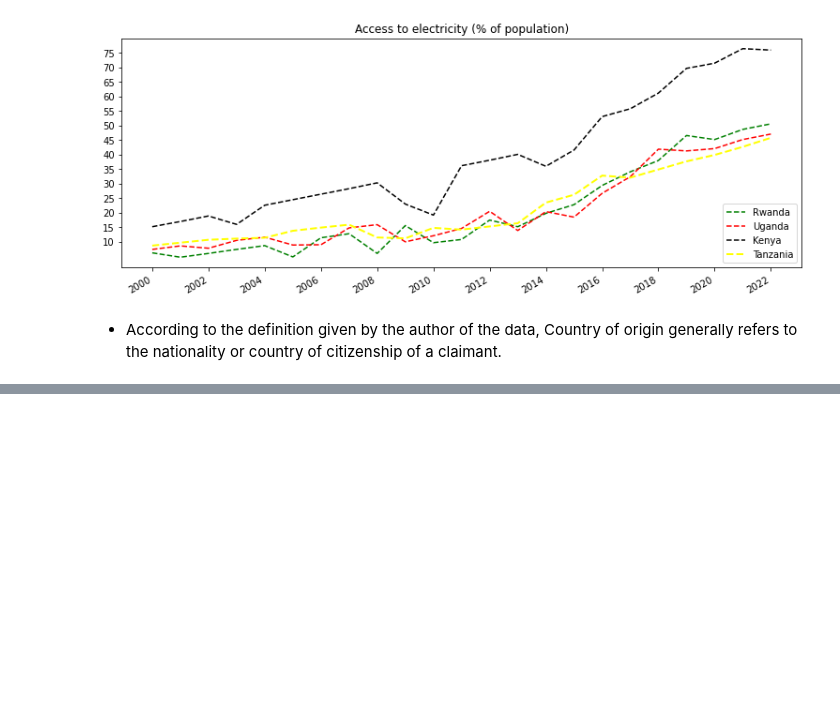
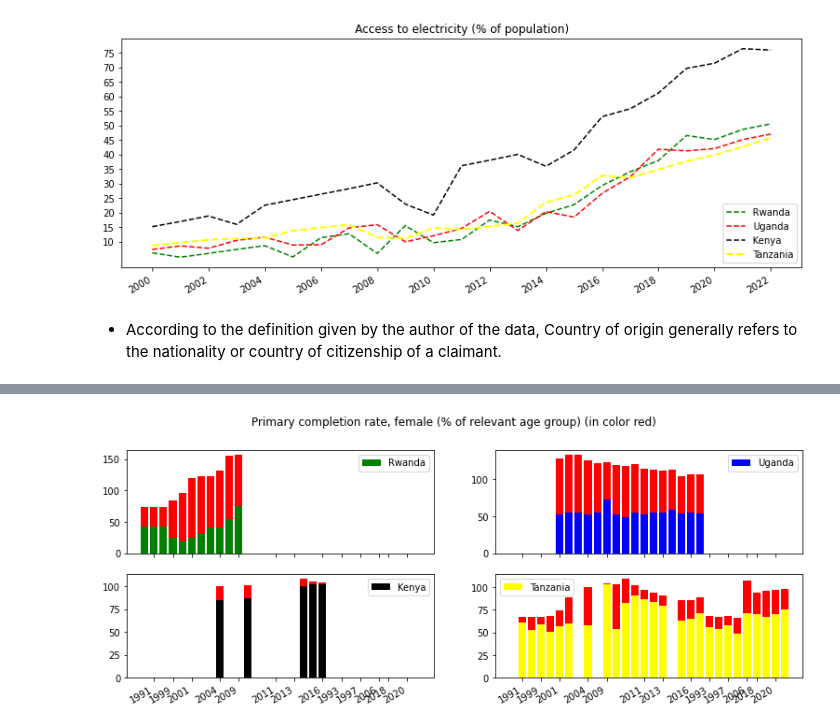
Before and after one commit to androbuz/EAC-Analysis, a Jupyter notebook: EAC Analysis.ipynb, the cells around one changed output, grey strips where cells are left out. Saved outputs shown, nothing was run; the diff lists cells and outputs as text; code cells hidden in the pictures; blank space fills up the shorter version.

```diff
--- a/EAC Analysis.ipynb
+++ b/EAC Analysis.ipynb
@@ -399,0 +429,69 @@ len(years2)
+# %%
+start_year = 1990
+#Rwanda
+#1st indicator
+indicator = "School enrollment, primary, female (% gross)"
+years, completed = query_range(df_RW, indicator, start_year, 2010)
+years, completed = removeNan(years, completed) #removing nan values
+#for 2nd indicator
+indicator = "Primary completion rate, female (% of relevant age group)"
+years2, completed2 = query_range(df_RW, indicator, start_year, 2022)
+years2, completed2 = removeNan(years2, completed2) #removing nan values
+years,years2,completed,completed2 = getCommon(years,years2,completed,completed2)
+#plotting the line graphs
+fig, ((ax1,ax2),(ax3,ax4)) = plt.subplots(2,2, figsize=(13,5), sharex=True)
+ax1.bar(years, completed,  color="red")
+ax1.bar(years2, completed2,label="Rwanda", color=colors["RW"])
+#Uganda
+#1st indicator
+indicator = "School enrollment, primary, female (% gross)"
+years, completed = query_range(df_UG, indicator, start_year, 2022)
+years, completed = removeNan(years, completed) #removing nan values
+#for 2nd indicator
+indicator = "Primary completion rate, female (% of relevant age group)"
+years2, completed2 = query_range(df_UG, indicator, start_year, 2022)
+years2, completed2 = removeNan(years2, completed2) #removing nan values
+years,years2,completed,completed2 = getCommon(years,years2,completed,completed2)
+#plotting the line graphs
+ax2.bar(years, completed, color=colors["UG"])
+ax2.bar(years2, completed2,label="Uganda", color="blue")
+#Kenya
+#1st indicator
+indicator = "School enrollment, primary, female (% gross)"
+years, completed = query_range(df_KE, indicator, start_year, 2022)
+years, completed = removeNan(years, completed) #removing nan values
+#for 2nd indicator
+indicator = "Primary completion rate, female (% of relevant age group)"
+years2, completed2 = query_range(df_KE, indicator, start_year, 2022)
+years2, completed2 = removeNan(years2, completed2) #removing nan values
+years,years2,completed,completed2 = getCommon(years,years2,completed,completed2)
+#plotting the line graphs
+ax3.bar(years, completed,  color="red")
+ax3.bar(years2, completed2,label="Kenya", color=colors["KE"])
+#Kenya
+#1st indicator
+indicator = "School enrollment, primary, female (% gross)"
+years, completed = query_range(df_TZ, indicator, start_year, 2022)
+years, completed = removeNan(years, completed) #removing nan values
+#for 2nd indicator
+indicator = "Primary completion rate, female (% of relevant age group)"
+years2, completed2 = query_range(df_TZ, indicator, start_year, 2022)
+years2, completed2 = removeNan(years2, completed2) #removing nan values
+years,years2,completed,completed2 = getCommon(years,years2,completed,completed2)
+#plotting the line graphs
+ax4.bar(years, completed,  color="red")
+ax4.bar(years2, completed2,label="Tanzania", color=colors["TZ"])
+#adding a legend
+ax1.legend()
+ax2.legend()
+ax3.legend()
+ax4.legend()
+#rotating the date label
+fig.autofmt_xdate()
+ax1.set_xticks(years[::2])
+#showing the plot
+# ax1.set_title(, loc="right")
+fig.suptitle(f"{indicator} (in color red)")
+plt.show()
+# %% [output]
+[figure, added]
```
Also changed, not shown: parts of 25 cells of this notebook.
